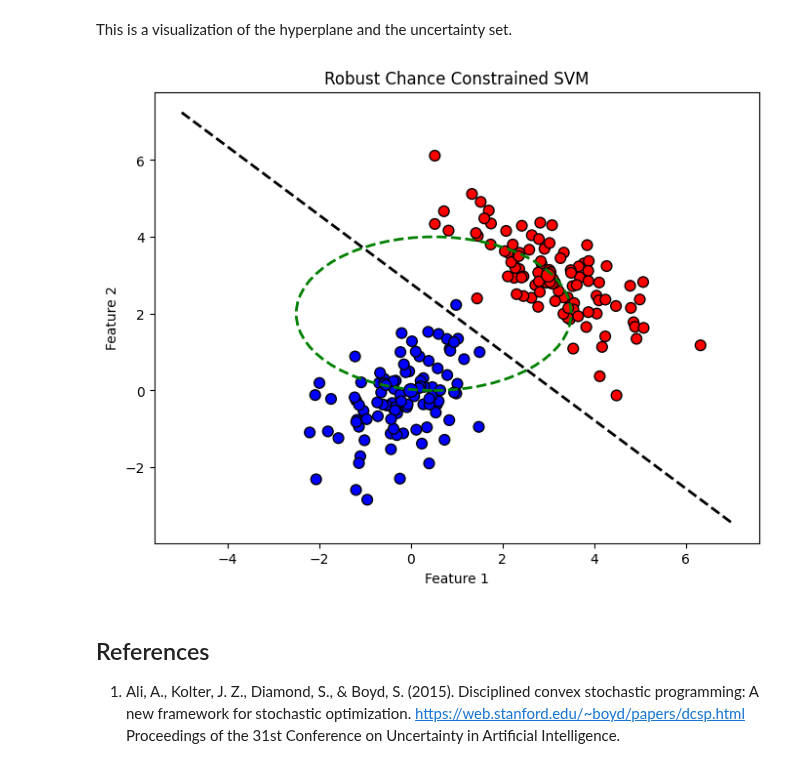
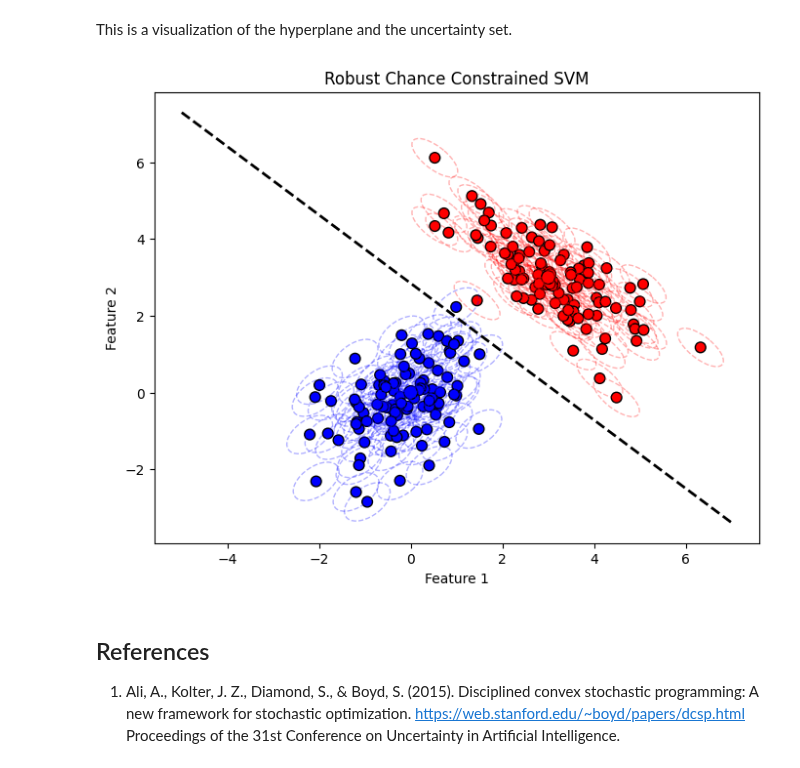
Before and after one commit to stellatogrp/lropt, a Jupyter notebook: docs/getting_started/robust_problems/robust_svm.ipynb, the cells around one changed output. Cells and saved outputs as stored; diff of their text form; code cells hidden in the pictures.

Commit message:
modified robust_svm

```diff
--- a/docs/getting_started/robust_problems/robust_svm.ipynb
+++ b/docs/getting_started/robust_problems/robust_svm.ipynb
@@ -59,16 +59,12 @@ def solve_svm(uncertainty_set=None):
 
     if uncertainty_set:
         u = lropt.UncertainParameter(N, uncertainty_set=uncertainty_set)
-        for i in range(N):
-            constraints.append(w@(DATA_1[i] + u) + b >= 1 - xi[i])
-            constraints.append(-(w@(DATA_2[i]+ u) + b) >= 1 - xi[i])
-            prob = lropt.RobustProblem(objective, constraints)
     else:
-        for i in range(N):
-            constraints.append(w@(DATA_1[i]) + b >= 1 - xi[i])
-            constraints.append(-(w@(DATA_2[i]) + b) >= 1 - xi[i])
-            prob = lropt.RobustProblem(objective, constraints)
-
+        u = 0
+    for i in range(N):
+        constraints.append(w@(DATA_1[i] + u) + b >= 1 - xi[i])
+        constraints.append(-(w@(DATA_2[i]+ u) + b) >= 1 - xi[i])
+        prob = lropt.RobustProblem(objective, constraints)
     prob.solve()
 
     return w.value, b.value
@@ -75,61 +75,74 @@ def solve_svm(uncertainty_set=None):
 # %% [markdown]
 Finally, we can solve the problem.
 # %%
-v = solve_svm(lropt.Ellipsoidal(p = P,rho=RHO, b = solve_svm()[0]))
+v = solve_svm(lropt.Ellipsoidal(p = P,rho=RHO))
 w_opt = v[0]
 b_opt = v[1]
+
+#draw ellipsoid as a bowl around data i - make it very light
+#make another plot where rho has twice the size,
 # %% [markdown]
 This is a visualization of the hyperplane and the uncertainty set.
 # %%
+def plot_ellipsoid(ax, center, covariance, color, alpha):
+    vals, vecs = np.linalg.eigh(covariance)
+    sort_idx = np.argsort(vals)[::-1]
+    vals, vecs = vals[sort_idx], vecs[:, sort_idx]
+
+    width, height = np.sqrt(vals)
+    angle = np.degrees(np.arctan2(*vecs[:, 0][::-1]))
+
+    ellipse = Ellipse(xy=center, width=width, height=height, angle=angle,
+                      edgecolor=color, facecolor='none', linestyle='--', linewidth=1, alpha=alpha)
+    ax.add_patch(ellipse)
+
+
 df = pd.DataFrame({
     'Feature 1': np.vstack([DATA_1, DATA_2])[:, 0],
     'Feature 2': np.vstack([DATA_1, DATA_2])[:, 1],
     'Class': ['Class 1'] * M + ['Class 2'] * M
 })
-
-colors = {'Class 1': 'blue', 'Class 2': 'red'}
-x_range = np.linspace(-5, 7, 100)
-y_range = - (w_opt[0] * x_range + b_opt) / w_opt[1]
-
 
 mean_df = pd.DataFrame({
     'Feature 1': [MU_1[0], MU_2[0]],
     'Feature 2': [MU_1[1], MU_2[1]],
     'Class': ['Class 1', 'Class 2']
 })
 
-def plot_ellipsoid(ax, center, covariance, color, label=None):
 
-    vals, vecs = np.linalg.eigh(covariance)
-    sort_idx = np.argsort(vals)[::-1]
-    vals, vecs = vals[sort_idx], vecs[:, sort_idx]
+fig, ax = plt.subplots(figsize=(8, 6))
 
 
-    width, height = 2 * np.sqrt(vals)
-    angle = np.degrees(np.arctan2(*vecs[:, 0][::-1]))
-
-    ellipse = Ellipse(xy=center, width=width, height=height, angle=angle,
-                      edgecolor=color, facecolor='none', linestyle='--', linewidth=2, label=label)
-    ax.add_patch(ellipse)
-
-sigma = np.array([3, 2])
-center = np.array([0.5, 2])
-covariance = np.diag([sigma_i**2 for sigma_i in sigma])
+sc = ax.scatter(df['Feature 1'], df['Feature 2'], c=df['Class'].map({'Class 1': 'blue', 'Class 2': 'red'}),
+                label=df['Class'].unique(), s=60, edgecolor='k')
 
 
-fig, ax = plt.subplots(figsize=(8, 6))
-sc = ax.scatter(df['Feature 1'], df['Feature 2'], c=df['Class'].map(colors), label=df['Class'].unique(), s=60, edgecolor='k')
+x_range = np.linspace(-5, 7, 100)
+y_range = - (w_opt[0] * x_range + b_opt) / w_opt[1]
 ax.plot(x_range, y_range, color='black', linestyle='--', linewidth=2, label='Decision Boundary')
 
-ax.scatter(mean_df['Feature 1'], mean_df['Feature 2'], c=mean_df['Class'].map(colors), s=100, edgecolor='k', label='Means')
-plot_ellipsoid(ax, center, covariance, color='green', label='Uncertainty Set')
+
+ax.scatter(mean_df['Feature 1'], mean_df['Feature 2'], c=mean_df['Class'].map({'Class 1': 'blue', 'Class 2': 'red'}),
+           s=100, edgecolor='k', label='Means')
+
+
+for i in range(len(df)):
+    center = df[['Feature 1', 'Feature 2']].iloc[i].values
+    if df['Class'].iloc[i] == 'Class 1':
+        covariance = SIG_1
+        color = 'blue'
+    else:
+        covariance = SIG_2
+        color = 'red'
+    plot_ellipsoid(ax, center, covariance, color, alpha=0.3)
+
 ax.set_xlabel('Feature 1')
 ax.set_ylabel('Feature 2')
 ax.set_title('Robust Chance Constrained SVM')
 plt.grid(False)
 plt.show()
 # %% [output]
-[figure, old version]
+[figure, new version]
 # %% [markdown]
 ## References
 
```
Also changed, not shown: parts of 3 cells of this notebook, 1 other file.
